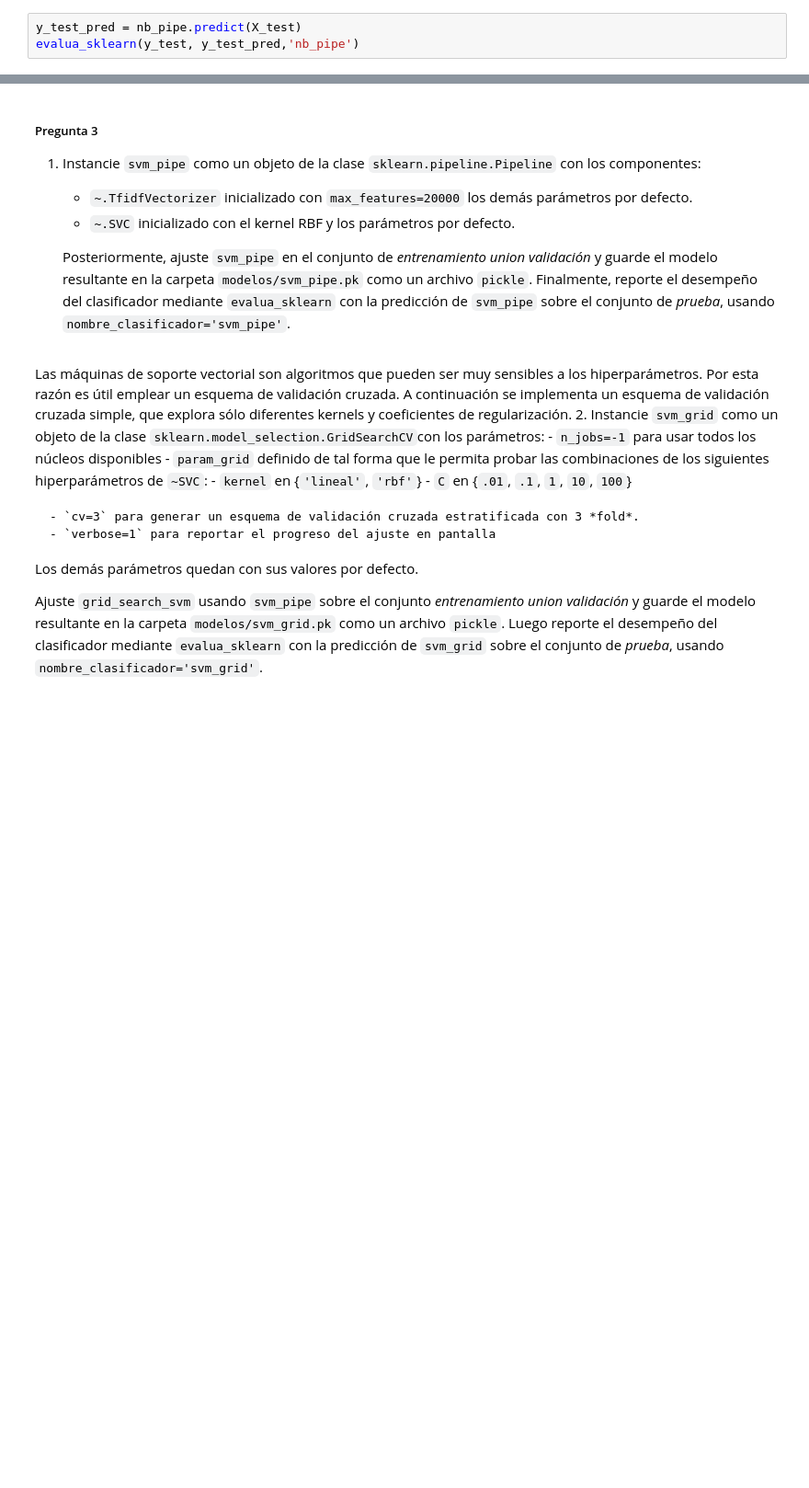
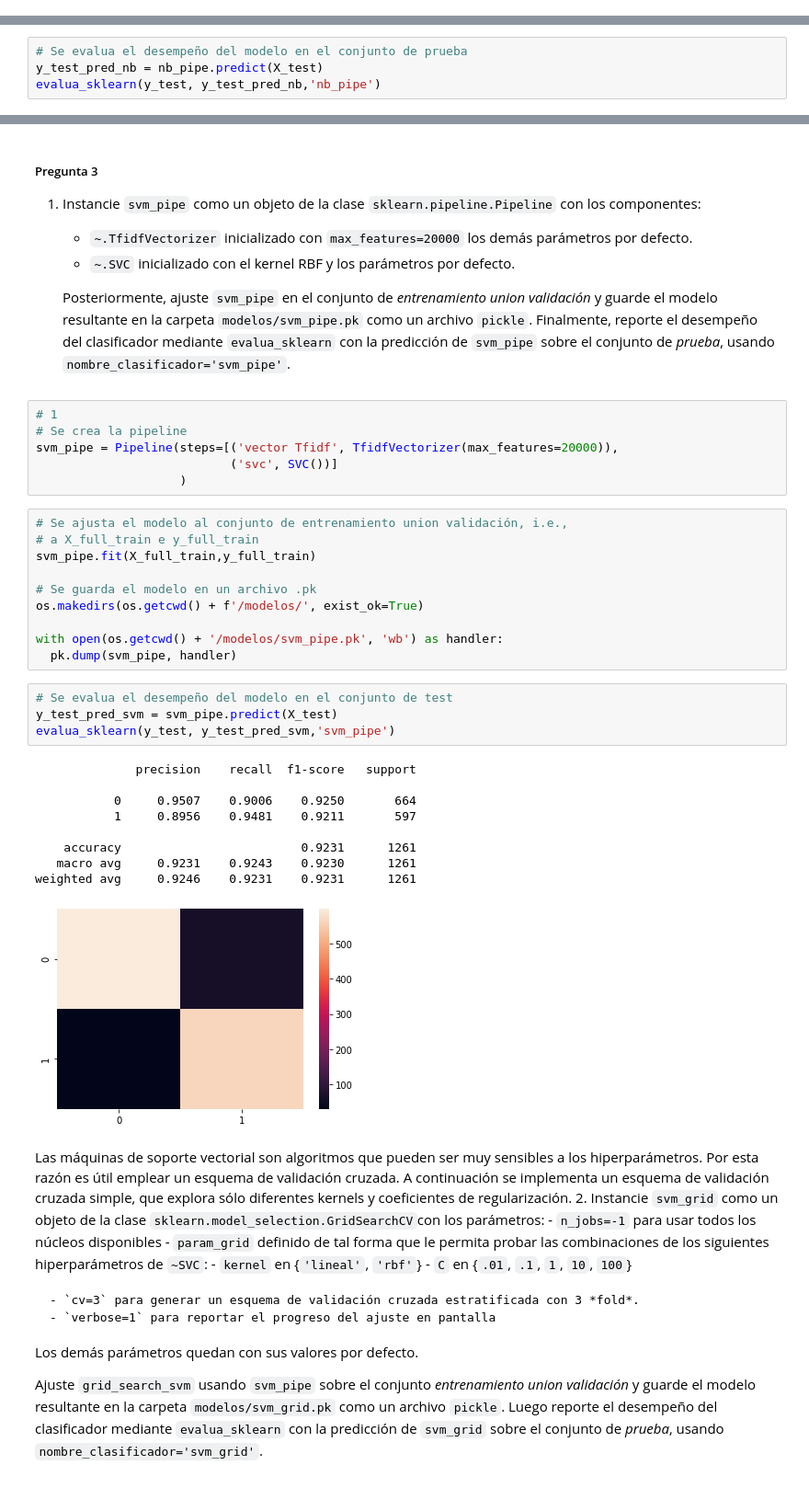
Before and after one commit to kurtwalsen/MA6202-Ejercicio-3, a Jupyter notebook: e3 procesamiento de texto y redes LSTM.ipynb, the cells around one changed output, grey strips where cells are left out. Shown at 92% size. Saved outputs shown, nothing was run; the diff lists cells and outputs as text; blank space fills up the shorter version.

```diff
--- a/e3 procesamiento de texto y redes LSTM.ipynb
+++ b/e3 procesamiento de texto y redes LSTM.ipynb
@@ -465,6 +471,3 @@ def evalua_sklearn(y_true,y_pred,nombre_clasificador):
   sns.heatmap(confusion_matrix(y_true=y_true, y_pred=y_pred))
   plt.savefig(f'resultados/{nombre_clasificador}/mc.pdf',
               format='pdf', bbox_inches='tight')
-# %%
-y_test_pred = nb_pipe.predict(X_test)
-evalua_sklearn(y_test, y_test_pred,'nb_pipe')
@@ -480,0 +474,4 @@ weighted avg     0.8989    0.8985    0.8984      1261
+# %%
+# Se evalua el desempeño del modelo en el conjunto de prueba
+y_test_pred_nb = nb_pipe.predict(X_test)
+evalua_sklearn(y_test, y_test_pred_nb,'nb_pipe')
@@ -536,6 +543,36 @@ Se emplea el algoritmo de máquinas de soporte vectorial (*Support Vector Machin
     - `~.SVC` inicializado con el kernel RBF y los parámetros por defecto.
 
    Posteriormente, ajuste `svm_pipe` en el conjunto de *entrenamiento union validación* y guarde el modelo resultante en la carpeta `modelos/svm_pipe.pk` como un archivo `pickle`. Finalmente, reporte el desempeño del clasificador mediante `evalua_sklearn` con la predicción de `svm_pipe` sobre el conjunto de *prueba*, usando `nombre_clasificador='svm_pipe'`.
+# %%
+# 1
+# Se crea la pipeline
+svm_pipe = Pipeline(steps=[('vector Tfidf', TfidfVectorizer(max_features=20000)),
+                           ('svc', SVC())]
+                    )
+# %%
+# Se ajusta el modelo al conjunto de entrenamiento union validación, i.e.,
+# a X_full_train e y_full_train
+svm_pipe.fit(X_full_train,y_full_train)
+
+# Se guarda el modelo en un archivo .pk
+os.makedirs(os.getcwd() + f'/modelos/', exist_ok=True)
+
+with open(os.getcwd() + '/modelos/svm_pipe.pk', 'wb') as handler:
+  pk.dump(svm_pipe, handler)
+# %%
+# Se evalua el desempeño del modelo en el conjunto de test
+y_test_pred_svm = svm_pipe.predict(X_test)
+evalua_sklearn(y_test, y_test_pred_svm,'svm_pipe')
+# %% [output]
+              precision    recall  f1-score   support
+
+           0     0.9507    0.9006    0.9250       664
+           1     0.8956    0.9481    0.9211       597
+
+    accuracy                         0.9231      1261
+   macro avg     0.9231    0.9243    0.9230      1261
+weighted avg     0.9246    0.9231    0.9231      1261
+[figure, added]
 # %% [markdown]
 Las máquinas de soporte vectorial son algoritmos que pueden ser muy sensibles a los hiperparámetros. Por esta razón es útil emplear un esquema de validación cruzada. A continuación se implementa un esquema de validación cruzada simple, que explora sólo diferentes kernels y coeficientes de regularización.
 2. Instancie `svm_grid` como un objeto de la clase `sklearn.model_selection.GridSearchCV`con los parámetros:
```
Also changed, not shown: parts of 14 cells of this notebook, 9 other files.
